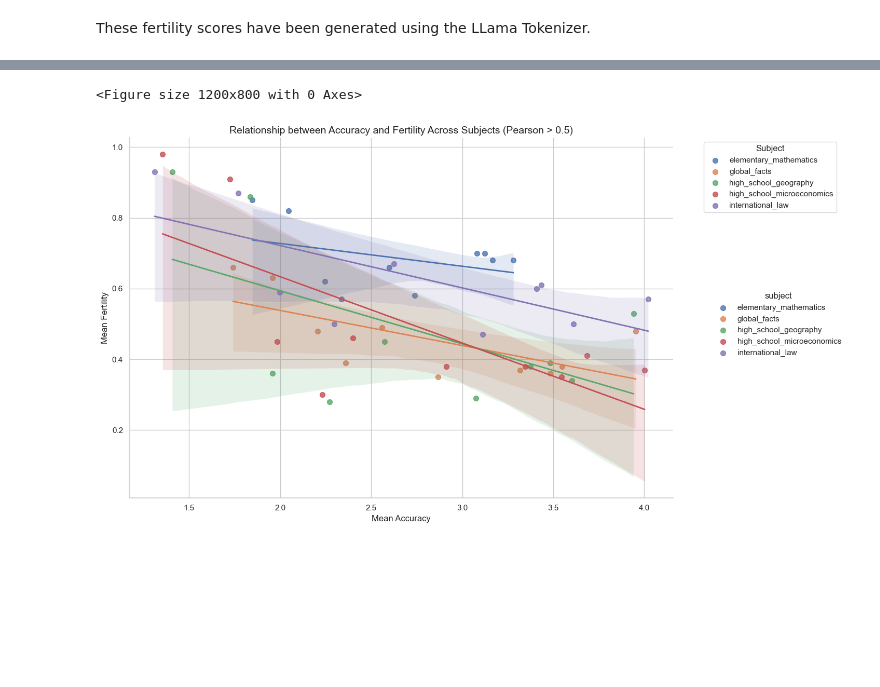
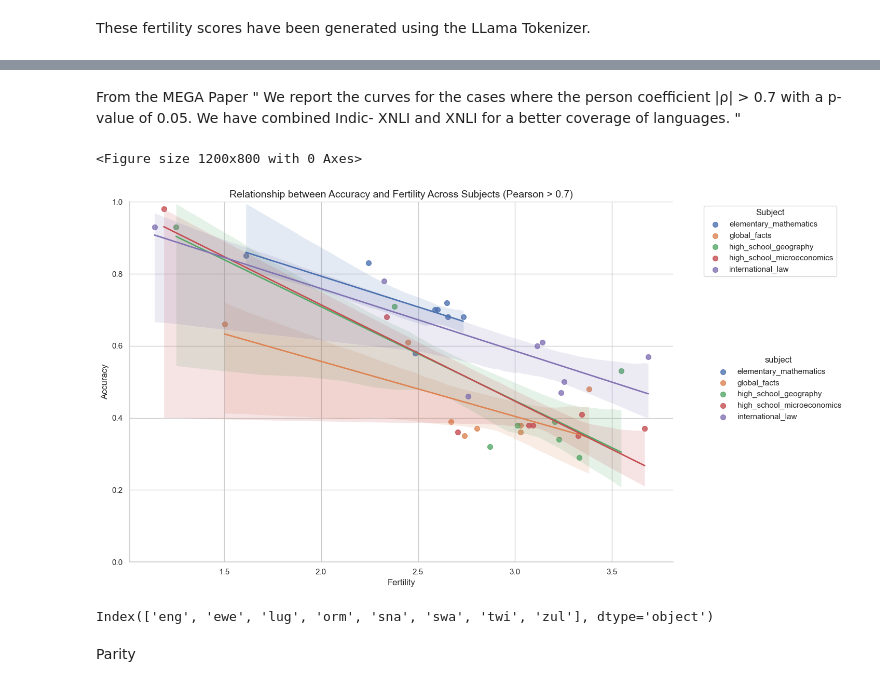
Before and after one commit to ada-b-zhang/llm-research, a Jupyter notebook: AfriMMLU/fertility_llama.ipynb, the cells around one changed output, grey strips where cells are left out. Cells and saved outputs as stored; diff of their text form; code cells hidden in the pictures; blank space fills up the shorter version.

Commit message:
added fertility

```diff
--- a/AfriMMLU/fertility_llama.ipynb
+++ b/AfriMMLU/fertility_llama.ipynb
@@ -1,8 +1,8 @@
 # %%
-# from transformers import LlamaTokenizerFast, BertTokenizerFast, AutoTokenizer
-# from tqdm import tqdm
-# from datasets import load_dataset
+from transformers import LlamaTokenizerFast, BertTokenizerFast, AutoTokenizer
+from tqdm import tqdm
+from datasets import load_dataset
 
-# tokenizer_llama = LlamaTokenizerFast.from_pretrained("hf-internal-testing/llama-tokenizer")
+llama_tokenizer = AutoTokenizer.from_pretrained("meta-llama/Llama-3.2-1B-Instruct")
 # tokenizer_bloom = AutoTokenizer.from_pretrained("bigscience/bloom-560m")
 # tokenizer_Bert = BertTokenizerFast.from_pretrained("google-bert/bert-base-uncased")
@@ -229,13 +503,13 @@ results = {'amh': {'elementary_mathematics': 8.169310071371926,
 def map_fertility(row):
     language = row['language']
     subject = row['subject']
-    return results.get(language, {}).get(subject, None)  # Default to None if not found
+    return results_llama_Tokenizer.get(language, {}).get(subject, None)  # Default to None if not found
 
 # Apply the function to the DataFrame to create a new column 'fertility'
 combined_df['fertility'] = combined_df.apply(map_fertility, axis=1)
 
 # Display the updated DataFrame
-combined_df.to_csv('llama_per_subject_results.csv', index=False)
+# combined_df.to_csv('llama_per_subject_results.csv', index=False)
 # %%
 aggregated_df = combined_df.groupby(['language', 'subject']).agg(
     mean_accuracy=('accuracy', 'mean'),
@@ -324,43 +572,52 @@ zul    -0.754240  0.140736
+# %% [markdown]
+From the MEGA Paper " We report the curves for the cases where the person coefficient |ρ| > 0.7 with a p-value of 0.05. We have combined Indic- XNLI and XNLI for a better coverage of languages.
+"
 # %%
 import seaborn as sns
 import matplotlib.pyplot as plt
 
 # Assuming correlation_df contains the correlations per language
 # Filter languages with Pearson correlation > 0.5
-valid_languages = correlation_df[abs(correlation_df['correlation']) > 0.5].index
+valid_languages = correlation_df[abs(correlation_df['correlation']) > 0.6].index
 
 # Filter the original aggregated_df to include only the valid languages
 filtered_df = aggregated_df[aggregated_df['language'].isin(valid_languages)]
 
 # Set up the plot
 plt.figure(figsize=(12, 8))
 sns.set_theme(style="whitegrid")
 
 # Create the scatterplot with regression lines for each subject
 g = sns.lmplot(
     data=filtered_df,  # Use the filtered dataframe
     x="mean_fertility",
     y="mean_accuracy",
     hue="subject",
     height=8,
     aspect=1.5,
     scatter_kws={"s": 50},
     line_kws={"linewidth": 2},
+    ci=80,
 )
 
 # Customize the plot
-plt.title("Relationship between Accuracy and Fertility Across Subjects (Pearson > 0.5)", fontsize=14)
-plt.xlabel("Mean Accuracy", fontsize=12)
-plt.ylabel("Mean Fertility", fontsize=12)
-
+plt.title("Relationship between Accuracy and Fertility Across Subjects (Pearson > 0.7)", fontsize=14)
+plt.xlabel("Fertility", fontsize=12)
+plt.ylabel("Accuracy", fontsize=12)
+plt.ylim(0,1)
 # Adjust legend
 plt.legend(title="Subject", bbox_to_anchor=(1.05, 1), loc='upper left')
 
-# Adjust layout to prevent legend cutoff
 plt.tight_layout()
 
 # Show the plot
 plt.show()
 # %% [output]
 <Figure size 1200x800 with 0 Axes>
-[figure, old version]
+[figure, new version]
+# %%
+print(valid_languages)
+# %% [output]
+Index(['eng', 'ewe', 'lug', 'orm', 'sna', 'swa', 'twi', 'zul'], dtype='object')
+# %% [markdown]
+Parity
```
Also changed, not shown: parts of 22 cells of this notebook.
